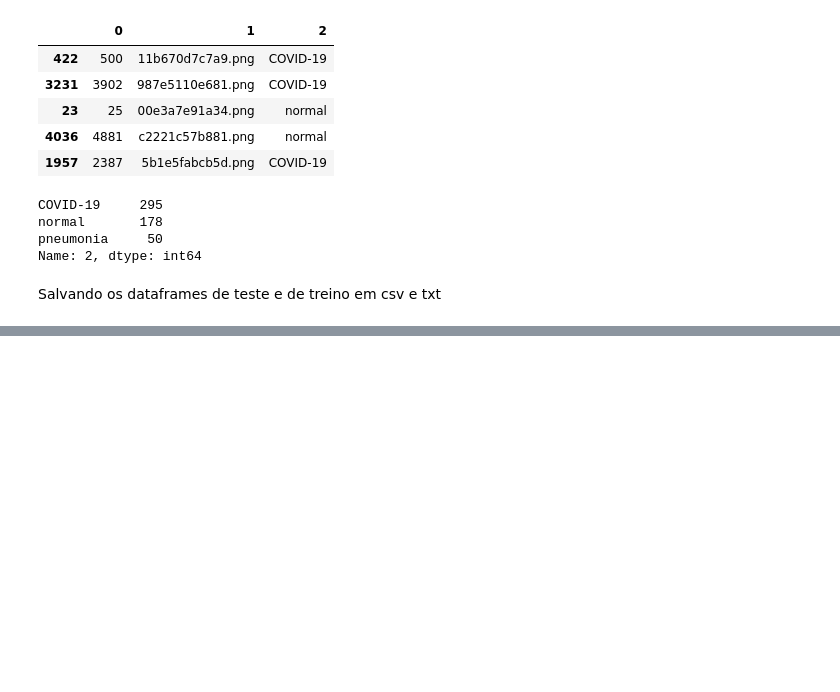
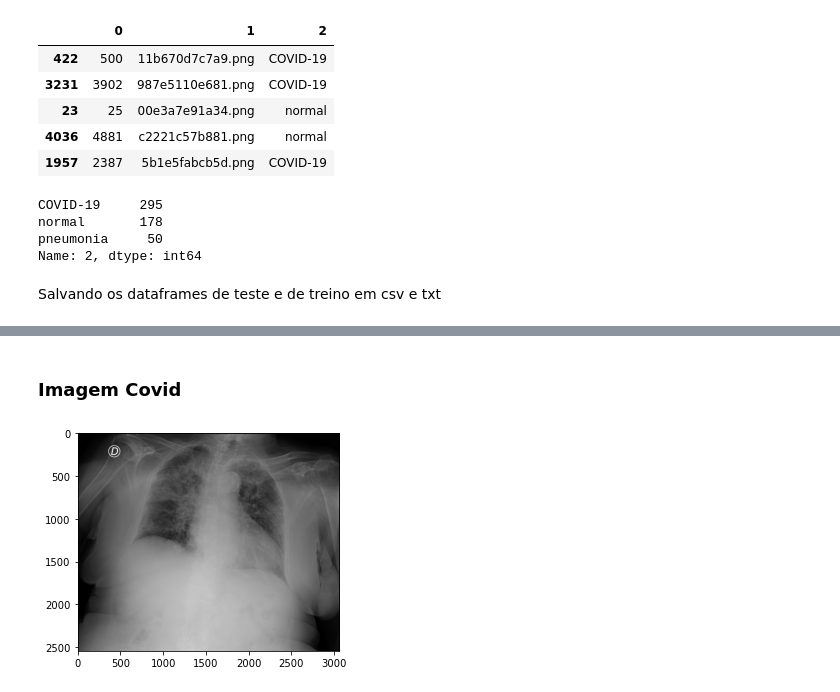
Before and after one commit to tarcisiolf0/covid19_dl_project, a Jupyter notebook: dataset_organization_final_version.ipynb, the cells around one changed output, grey strips where cells are left out. Drawn from its saved outputs; the diff is of its cells as text; code cells hidden in the pictures; blank space fills up the shorter version.

```diff
--- a/dataset_organization_final_version.ipynb
+++ b/dataset_organization_final_version.ipynb
@@ -273,0 +291,9 @@ test.to_csv('test_metadata.txt', header=False, index=False, sep=' ')
+# %% [markdown]
+### Imagem Covid
+# %%
+covid_image = cv2.imread("0012ff7358bc.png")
+plt.figure(0)
+plt.imshow(covid_image)
+plt.show()
+# %% [output]
+[figure, added]
```
Also changed, not shown: parts of 9 cells of this notebook.
